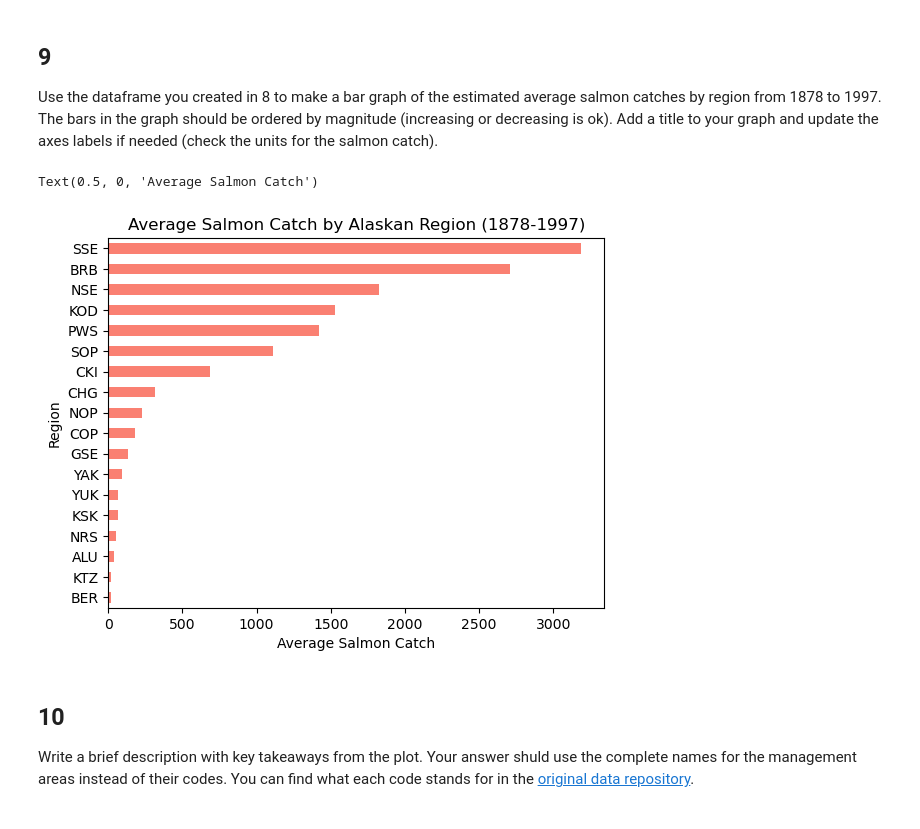
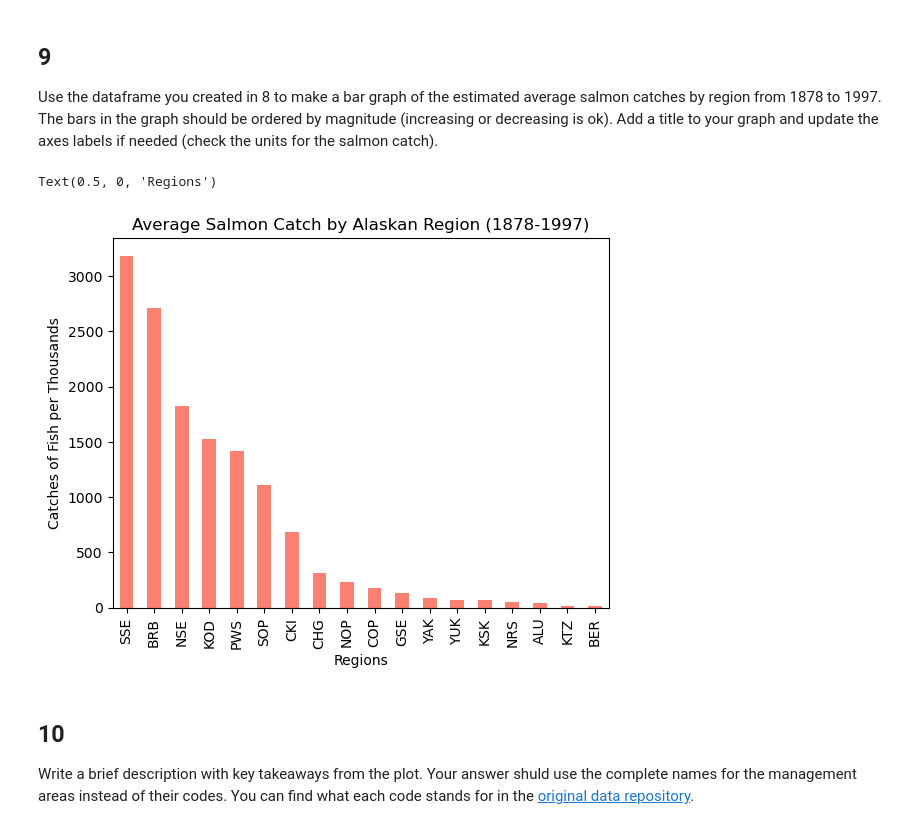
Before and after one commit to mmyiv/eds220-hwk2, a Jupyter notebook: hwk2-task2-salmon.ipynb, the cells around one changed output. Saved outputs shown, nothing was run; the diff lists cells and outputs as text; code cells hidden in the pictures.

Commit message:
fix graph for resubmission

```diff
--- a/hwk2-task2-salmon.ipynb
+++ b/hwk2-task2-salmon.ipynb
@@ -291,12 +292,13 @@ Name: Catch, dtype: float64
 Use the dataframe you created in 8 to make a bar graph of the estimated average salmon catches by region from 1878 to 1997. The bars in the graph should be ordered by magnitude (increasing or decreasing is ok). Add a title  to your graph and update the axes labels if needed (check the units for the salmon catch).
 # %%
 # Make plot of average catch by region
-avg_region.sort_values().plot(kind='barh',
+avg_region.sort_values(ascending = False).plot(kind='bar',
                         color = 'salmon',
-                        title = "Average Salmon Catch by Alaskan Region (1878-1997)").set_xlabel("Average Salmon Catch")
+                        title = "Average Salmon Catch by Alaskan Region (1878-1997)",
+                             ylabel = "Catches of Fish per Thousands").set_xlabel("Regions")
 # %% [output]
-Text(0.5, 0, 'Average Salmon Catch')
+Text(0.5, 0, 'Regions')
-[figure, old version]
+[figure, new version]
 # %% [markdown]
 <!-- END QUESTION -->
 
```
Also changed, not shown: parts of 1 cell of this notebook.
